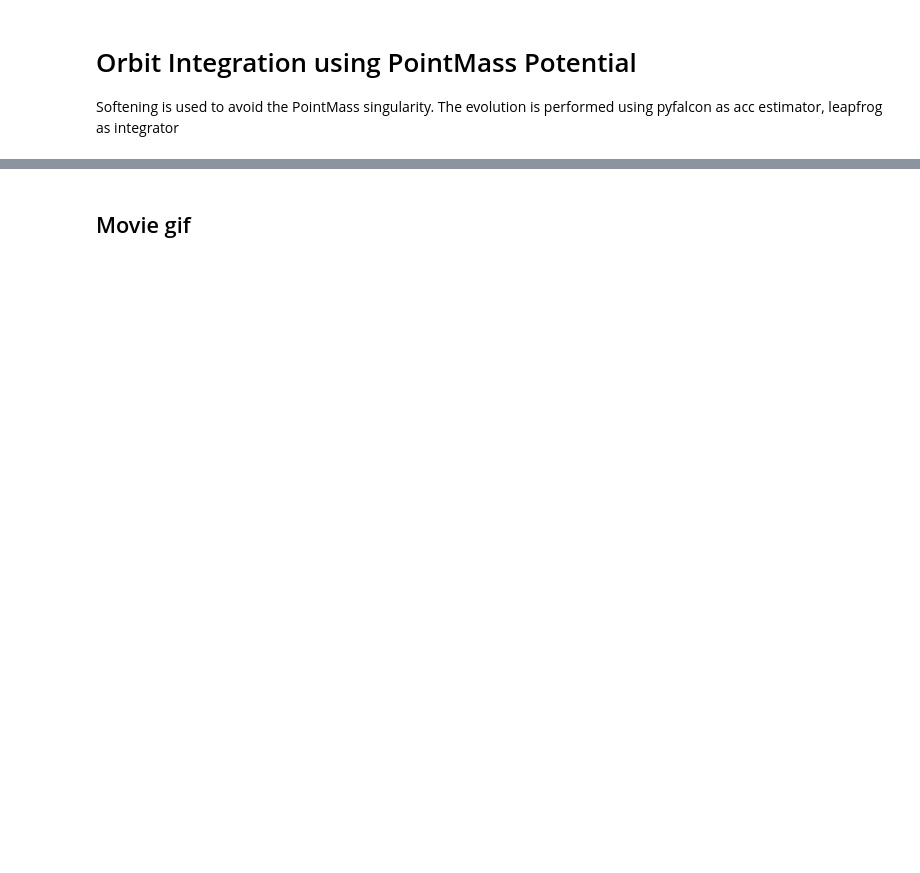
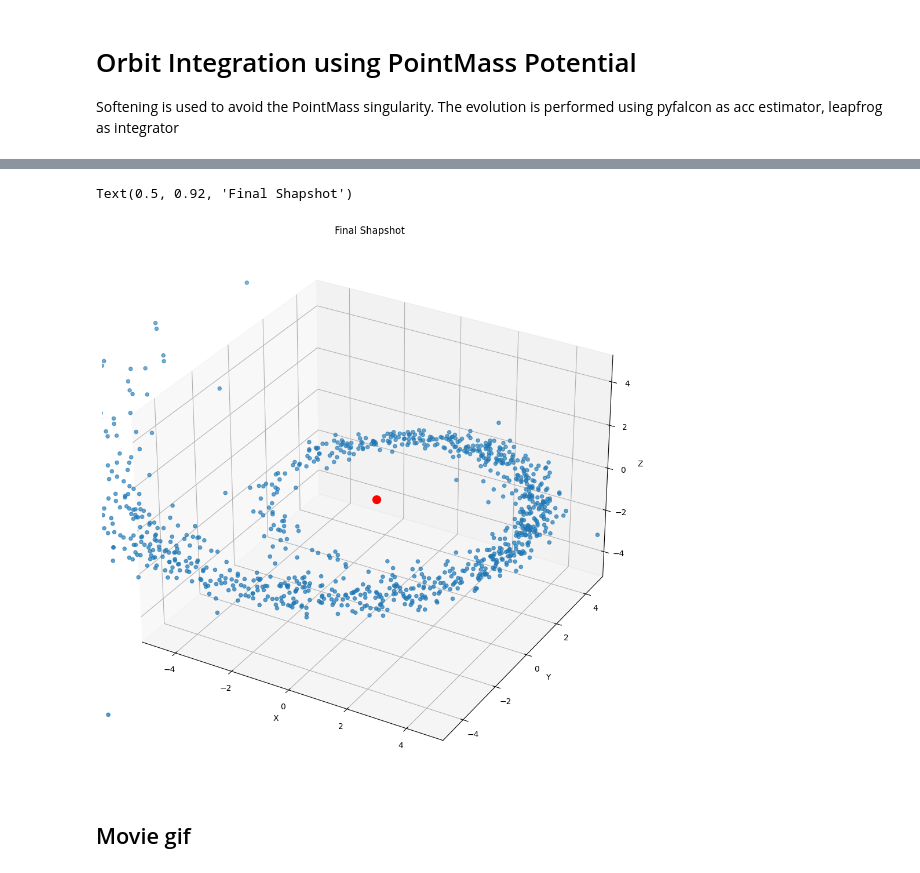
Before and after one commit to Berto70/pod_compastro23, a Jupyter notebook: Project/Integration_and_Movies.ipynb, the cells around one changed output, grey strips where cells are left out. Drawn from its saved outputs; the diff is of its cells as text; code cells hidden in the pictures; blank space fills up the shorter version.

```diff
--- a/Project/Integration_and_Movies.ipynb
+++ b/Project/Integration_and_Movies.ipynb
@@ -126,3 +60,66 @@ Text(0.5, 0.92, 'Final Shapshot')
+# %%
+#Potential
+#calculate mean distance to get the softening foir the Point_Mass potential
+mean_distance = np.zeros((N, N))
+for i in range(2):
+    mean_distance += (particles.pos[:, i] - particles.pos[:, i].reshape(N, 1))**2
+mean_distance = (np.sqrt(mean_distance[mean_distance != 0.0])).mean()
+
+potential_PointMass = fnp.Point_Mass(Mass=M_G, softening = mean_distance)
+
+#time of integration
+orbital_period = 2*np.pi*np.sqrt(np.sqrt(initial_position**2/(1-e**2))**3 /M_G) #orbital period
+tstep = 0.01
+time = np.arange(0, orbital_period, tstep)
+
+#list for analysys
+pos_list, pos_com_list, vel_list, vel_com_list, energy_list = [particles.pos], [particles.com_pos()], [particles.vel], [particles.com_vel()], [particles.Etot]
+
+for dt in tqdm(time):
+    acc_PointMass = potential_PointMass.acceleration
+    particles, _, _, _, _ = fni.integrator_leapfrog(particles=particles, tstep=tstep, acceleration_estimator=fnd.acceleration_pyfalcon, external_accelerations=[potential_PointMass.acceleration])
+    # saving important quantities for analysis of the dynamics
+    pos_list.append(particles.pos.copy())
+    pos_com_list.append(particles.com_pos())
+    vel_list.append(particles.vel.copy())
+    vel_com_list.append(particles.com_vel())
+    Etot, _, _ = particles.Etot()
+    energy_list.append(Etot)
+
+pos_array = np.array(pos_list)
+pos_com_array = np.array(pos_com_list)
+vel_array = np.array(vel_list)
+vel_com_array = np.array(vel_com_list)
+energy_array = np.array(energy_list)
+
+#save
+array_to_save = np.zeros((len(pos_array), N, 7))
+array_to_save[:, :, :3], array_to_save[:, :, 3:6], array_to_save[:, :, 6] = pos_array, vel_array, (1/N)*np.ones_like(array_to_save[:, :, 6])
+np.save(file=f'Orbit/Galactic_FoR/{N}_InitialPos_{initial_position}_e_{e}_t_{tstep}', arr=array_to_save)
+
+#Shift in the frame of reference of CoM and save
+position_comFoR = np.ones_like(pos_array)
+velocity_comFoR = np.ones_like(vel_array)
+for i in range(len(pos_com_array)): #for every Snapshot
+    for j in range(3):              #for x, y, z
+        position_comFoR[i][:, j] = pos_array[i][:, j] - pos_com_array[i, j] #probably it can be done with numpy array brodcast
+        velocity_comFoR[i][:, j] = vel_array[i][:, j] - vel_com_array[i, j] #probably it can be done with numpy array brodcast
+
+#plot final Snaphot
+fig = plt.figure(figsize=(12, 12))
+ax = fig.add_subplot(projection='3d')
+ax.scatter(xs = particles.pos[:, 0], ys = particles.pos[:, 1], zs = particles.pos[:, 2])
+ax.scatter(xs = 0, ys = 0, zs = 0, s=100, c='r')
+ax.set_xlim(-initial_position, initial_position)
+ax.set_ylim(-initial_position, initial_position)
+ax.set_zlim(-initial_position, initial_position)
+ax.set_xlabel('X')
+ax.set_ylabel('Y')
+ax.set_zlabel('Z')
+ax.set_title('Final Shapshot')
+# %% [output]
+Text(0.5, 0.92, 'Final Shapshot')
+[figure, added]
 # %% [markdown]
 ## Movie gif
 # %%
```
Also changed, not shown: parts of 6 cells of this notebook, 1 other file.
